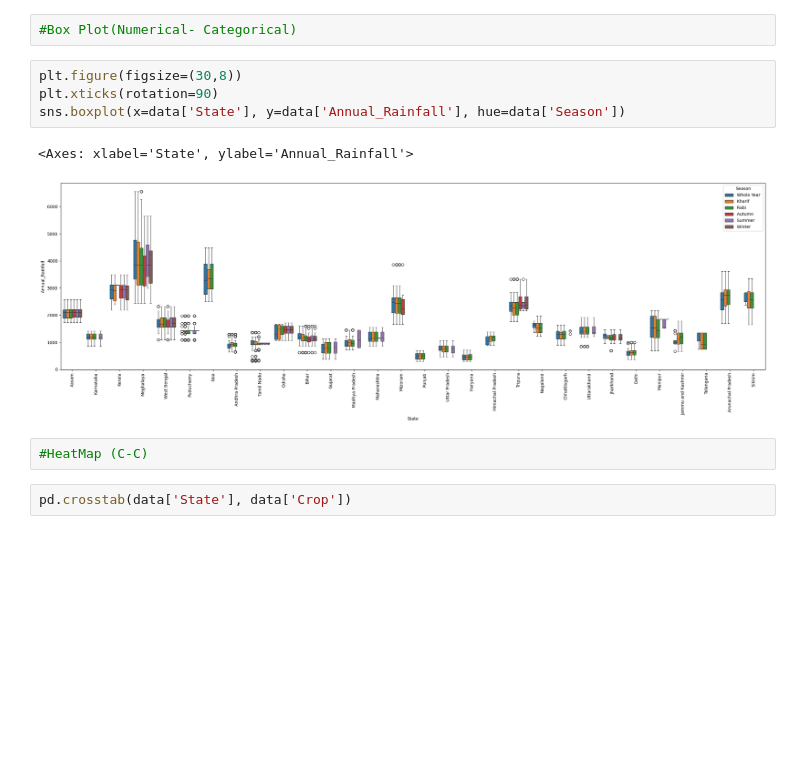
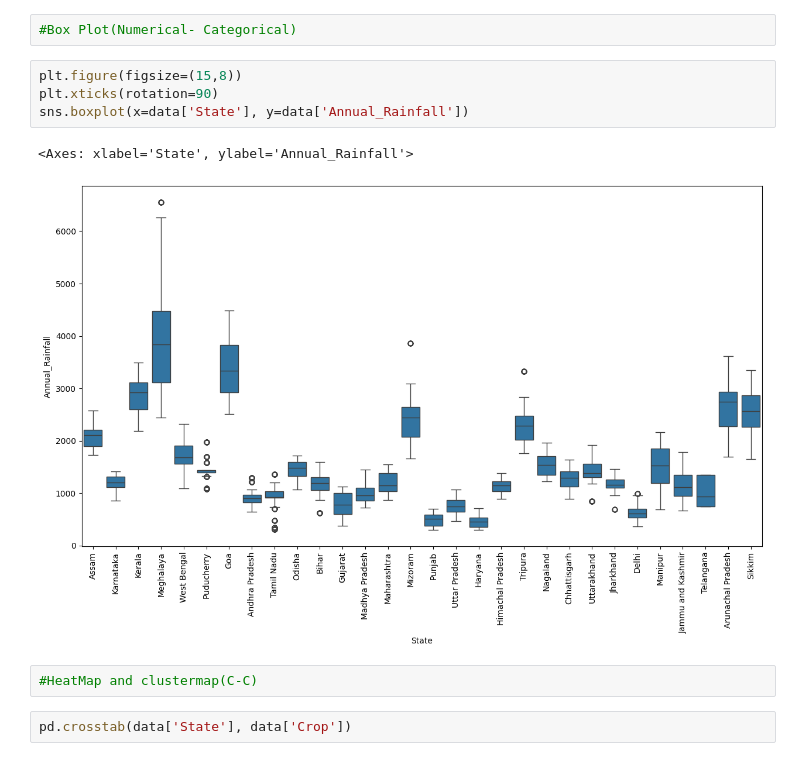
Before and after one commit to Shreya-Mishra-0613/EDA, a Jupyter notebook: eda-1.ipynb, the cells around one changed output. Drawn from its saved outputs; the diff is of its cells as text; blank space fills up the shorter version.

```diff
--- a/eda-1.ipynb
+++ b/eda-1.ipynb
@@ -368,14 +377,14 @@ sns.barplot(x=data['Season'], y=data['Yield'])
 # %%
 #Box Plot(Numerical- Categorical)
 # %%
-plt.figure(figsize=(30,8))
+plt.figure(figsize=(15,8))
 plt.xticks(rotation=90)
-sns.boxplot(x=data['State'], y=data['Annual_Rainfall'], hue=data['Season'])
+sns.boxplot(x=data['State'], y=data['Annual_Rainfall'])
 # %% [output]
 <Axes: xlabel='State', ylabel='Annual_Rainfall'>
-[figure, old version]
+[figure, new version]
 # %%
-#HeatMap (C-C)
+#HeatMap and clustermap(C-C)
 # %%
 pd.crosstab(data['State'], data['Crop'])
 # %% [output]
```
Also changed, not shown: parts of 8 cells of this notebook.
